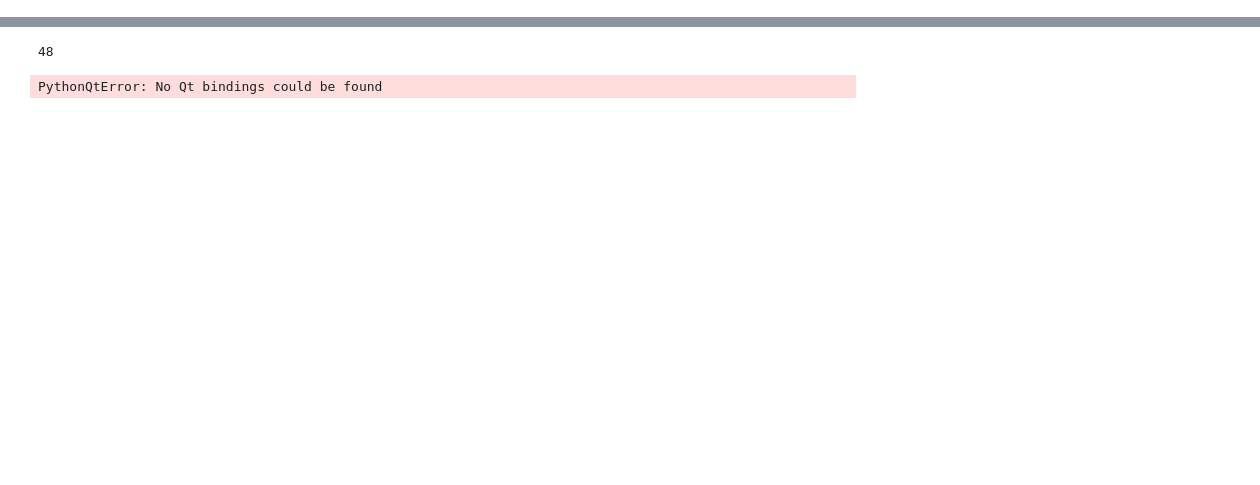
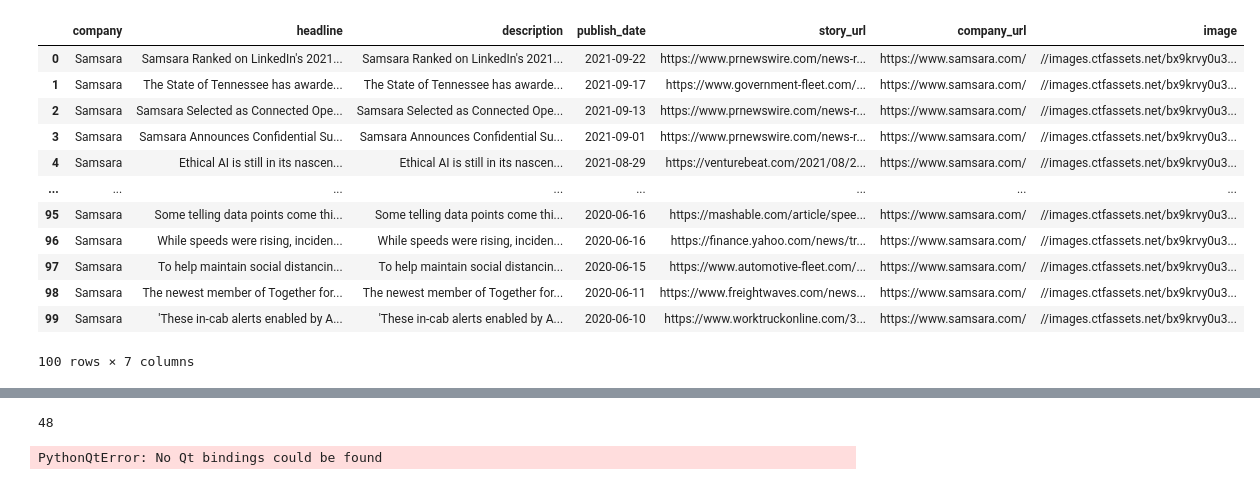
Before and after one commit to mgillespie19/mavenNewsletter, a Jupyter notebook: newsletter_scraper/newsletter_scraper.ipynb, the cells around one changed output, grey strips where cells are left out. Saved outputs shown, nothing was run; the diff lists cells and outputs as text; code cells hidden in the pictures; blank space fills up the shorter version.

Commit message:
Fixed csv and Samsara

```diff
--- a/newsletter_scraper/newsletter_scraper.ipynb
+++ b/newsletter_scraper/newsletter_scraper.ipynb
@@ -134,35 +134,49 @@ def get_samsara_news(content):
         link = article.find('a')
         # print(title)
         date = article.find(class_='source-date')
         # print(date)
         text =  article.find(class_='source-quote')
         # print(text)
         image = article.find('img')
         # print(image)
 
         if (link != None and date != None and title != None and text != None):
             parsed_date = dateparser.parse(date.get_text())
             companies.append('Samsara')
-            description.append(text.get_text().strip())
+            description.append(text.get_text().strip().strip('\"'))
             publish_date.append(parsed_date.date())
             stories.append(link.get('href'))
-            titles.append(title.getText().strip())
+            titles.append(title.getText().strip().strip('\"'))
 
             if (image != None and image.get('src')):
                 images.append(image['src'])
             elif (image != None and image.get('data-lazy')):
                 images.append(image['data-lazy'])
             else:
                 images.append(None)
 
             company_urls.append('https://www.samsara.com/')
 
     dataframe = pd.DataFrame({'company':companies, 'headline':titles, 'description':description, 'publish_date':publish_date, 'story_url':stories, 'company_url':company_urls, 'image':images})
     return dataframe
 
 samsara_news = get_samsara_news(samsara_news_content)
 
 samsara_news
+# %% [output]
+|  | company | headline | description | publish_date | story_url | company_url | image |
+| 0 | Samsara | Samsara Ranked on LinkedIn's 2021... | Samsara Ranked on LinkedIn's 2021... | 2021-09-22 | https://www.prnewswire.com/news-r... | https://www.samsara.com/ | //images.ctfassets.net/bx9krvy0u3... |
+| 1 | Samsara | The State of Tennessee has awarde... | The State of Tennessee has awarde... | 2021-09-17 | https://www.government-fleet.com/... | https://www.samsara.com/ | //images.ctfassets.net/bx9krvy0u3... |
+| 2 | Samsara | Samsara Selected as Connected Ope... | Samsara Selected as Connected Ope... | 2021-09-13 | https://www.prnewswire.com/news-r... | https://www.samsara.com/ | //images.ctfassets.net/bx9krvy0u3... |
+| 3 | Samsara | Samsara Announces Confidential Su... | Samsara Announces Confidential Su... | 2021-09-01 | https://www.prnewswire.com/news-r... | https://www.samsara.com/ | //images.ctfassets.net/bx9krvy0u3... |
+| 4 | Samsara | Ethical AI is still in its nascen... | Ethical AI is still in its nascen... | 2021-08-29 | https://venturebeat.com/2021/08/2... | https://www.samsara.com/ | //images.ctfassets.net/bx9krvy0u3... |
+| ... | ... | ... | ... | ... | ... | ... | ... |
+| 95 | Samsara | Some telling data points come thi... | Some telling data points come thi... | 2020-06-16 | https://mashable.com/article/spee... | https://www.samsara.com/ | //images.ctfassets.net/bx9krvy0u3... |
+| 96 | Samsara | While speeds were rising, inciden... | While speeds were rising, inciden... | 2020-06-16 | https://finance.yahoo.com/news/tr... | https://www.samsara.com/ | //images.ctfassets.net/bx9krvy0u3... |
+| 97 | Samsara | To help maintain social distancin... | To help maintain social distancin... | 2020-06-15 | https://www.automotive-fleet.com/... | https://www.samsara.com/ | //images.ctfassets.net/bx9krvy0u3... |
+| 98 | Samsara | The newest member of Together for... | The newest member of Together for... | 2020-06-11 | https://www.freightwaves.com/news... | https://www.samsara.com/ | //images.ctfassets.net/bx9krvy0u3... |
+| 99 | Samsara | 'These in-cab alerts enabled by A... | 'These in-cab alerts enabled by A... | 2020-06-10 | https://www.worktruckonline.com/3... | https://www.samsara.com/ | //images.ctfassets.net/bx9krvy0u3... |
+100 rows × 7 columns
 # %%
 def get_platform_science_news(content):
     soup = BeautifulSoup(content, "html.parser")
```
Also changed, not shown: parts of 1 cell of this notebook, 1 other file.
